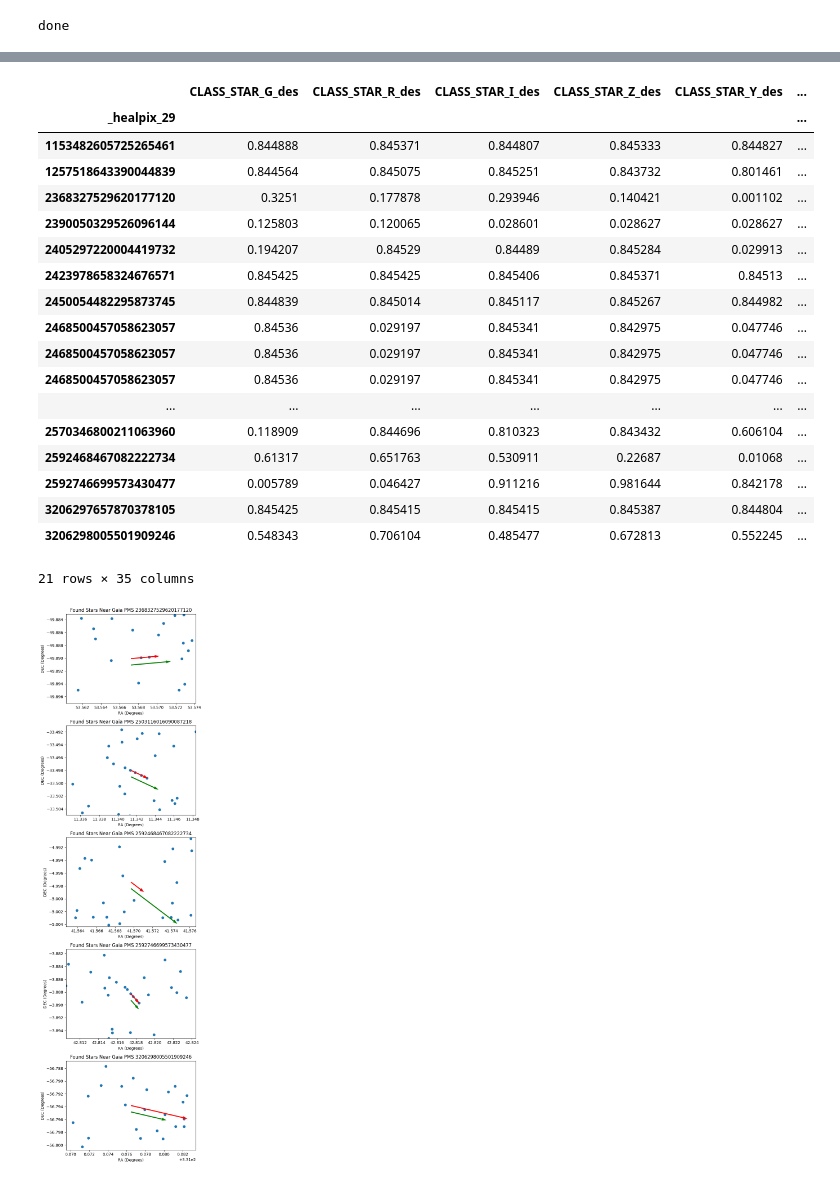
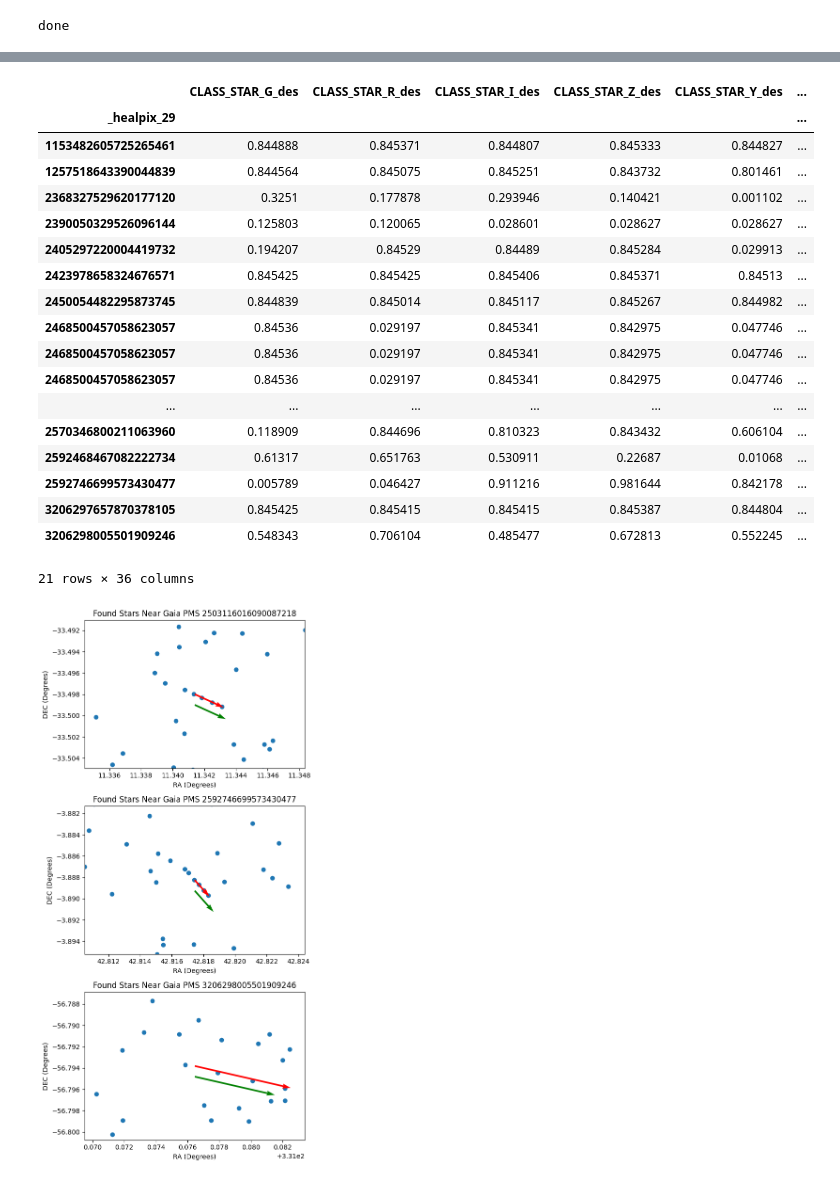
Before and after one commit to JoaoDPassos/brown-dwarf-search, a Jupyter notebook: Jupyter Notebooks/kth_star_pipeline/prototyping/replicate_results.ipynb, the cells around one changed output, grey strips where cells are left out. Drawn from its saved outputs; the diff is of its cells as text; code cells hidden in the pictures.

Commit message:
added magnitude and distance post-filtering in kth-star pipeline

```diff
--- a/Jupyter Notebooks/kth_star_pipeline/prototyping/replicate_results.ipynb
+++ b/Jupyter Notebooks/kth_star_pipeline/prototyping/replicate_results.ipynb
@@ -61,7 +61,7 @@ des_cols = (
     [f'WAVG_MAGERR_PSF_{band}' for band in bandList]
 )
 k = 2
-collinear_error_cutoff = 20
+collinear_error_cutoff = 0.4
 pm_speed_min = 2000 #units are milliseconds per year
 pm_speed_max = 10**5
 cone_search_rad = 50
@@ -170,21 +170,27 @@ def algo_found_pm(row, des_cols, cone_search_rad, query_string, max_neighbor_dis
     meta = make_meta(xmatch_large_groups[columns_to_keep])
     meta['kth_min_proj_error'] = 0.0
     meta['max_obj_distance'] = 0.0
+    meta['max_mag_diff'] = 0.0
     star_groups = xmatch_large_groups.groupby('_healpix_29').apply(hpms.kth_star_min_distance, meta=meta, k=k-1, cols_to_keep = columns_to_keep, mag_cols=['WAVG_MAG_PSF_I'], max_obj_deviation=collinear_error_cutoff)
-    df = star_groups.compute().reset_index(drop=True, level = 0)
+    df = star_groups.compute(scheduler='single-threaded').reset_index(drop=True, level = 0)
+
+
     #To display print statements, include this kwarg in .compute(): scheduler='single-threaded'
 
-    if not df.query(f'kth_min_proj_error < {collinear_error_cutoff}').empty:
-        min_proj_error = df['kth_min_proj_error'].min()
-        min_max_obj_distance = df['max_obj_distance'].min()
+    filtered_df = df.query(f'kth_min_proj_error < {collinear_error_cutoff}')
+    if not filtered_df.empty:
+        min_idx = filtered_df['kth_min_proj_error'].idxmin()
+        best_row = filtered_df.loc[min_idx]
         return pd.Series({
-            'min_kth_min_proj_error': min_proj_error,
-            'min_max_obj_distance': min_max_obj_distance
+            'kth_min_proj_error': best_row['kth_min_proj_error'].min(),
+            'max_obj_distance': best_row['max_obj_distance'].max(),
+            'max_mag_diff': best_row['max_mag_diff'].max()
         })
     else:
         return pd.Series({
-            'min_kth_min_proj_error': np.nan,
-            'min_max_obj_distance': np.nan
+            'kth_min_proj_error': np.nan,
+            'max_obj_distance': np.nan,
+            'max_mag_diff': np.nan
         })
 # %%
 importlib.reload(hpms)
@@ -242,7 +248,7 @@ df_combined
 | 2592746699573430477 | 0.005789 | 0.046427 | 0.911216 | 0.981644 | 0.842178 | ... |
 | 3206297657870378105 | 0.845425 | 0.845415 | 0.845415 | 0.845387 | 0.844804 | ... |
 | 3206298005501909246 | 0.548343 | 0.706104 | 0.485477 | 0.672813 | 0.552245 | ... |
-21 rows × 35 columns
+21 rows × 36 columns
 # %%
 def plot_pms_helper(df, check_column, cone_search_rad, title_prefix):
     df_loop = df[~np.isnan(df[check_column])]
@@ -281,7 +287,7 @@ def plot_pms_helper(df, check_column, cone_search_rad, title_prefix):
 
         vector = (vx, vy)
 
-        max_dist_vector = unit_vector * row['min_max_obj_distance'] / 3600
+        max_dist_vector = unit_vector * row['max_obj_distance'] / 3600
         #small displacement to not overlap pm vector
         max_dist_origin = (origin[0], origin[1] - 0.001)
 
@@ -305,6 +311,6 @@ def plot_pms_helper(df, check_column, cone_search_rad, title_prefix):
 def plot_found_pms(df, check_column, cone_search_rad):
     plot_pms_helper(df, check_column, cone_search_rad, "Found")
 # %%
-plot_found_pms(df=df_combined, check_column='min_kth_min_proj_error', cone_search_rad=cone_search_rad)
+plot_found_pms(df=df_combined, check_column='kth_min_proj_error', cone_search_rad=cone_search_rad)
 # %% [output]
-[figure, old version]
+[figure, new version]
```
Also changed, not shown: parts of 5 cells of this notebook, 3 other files.
